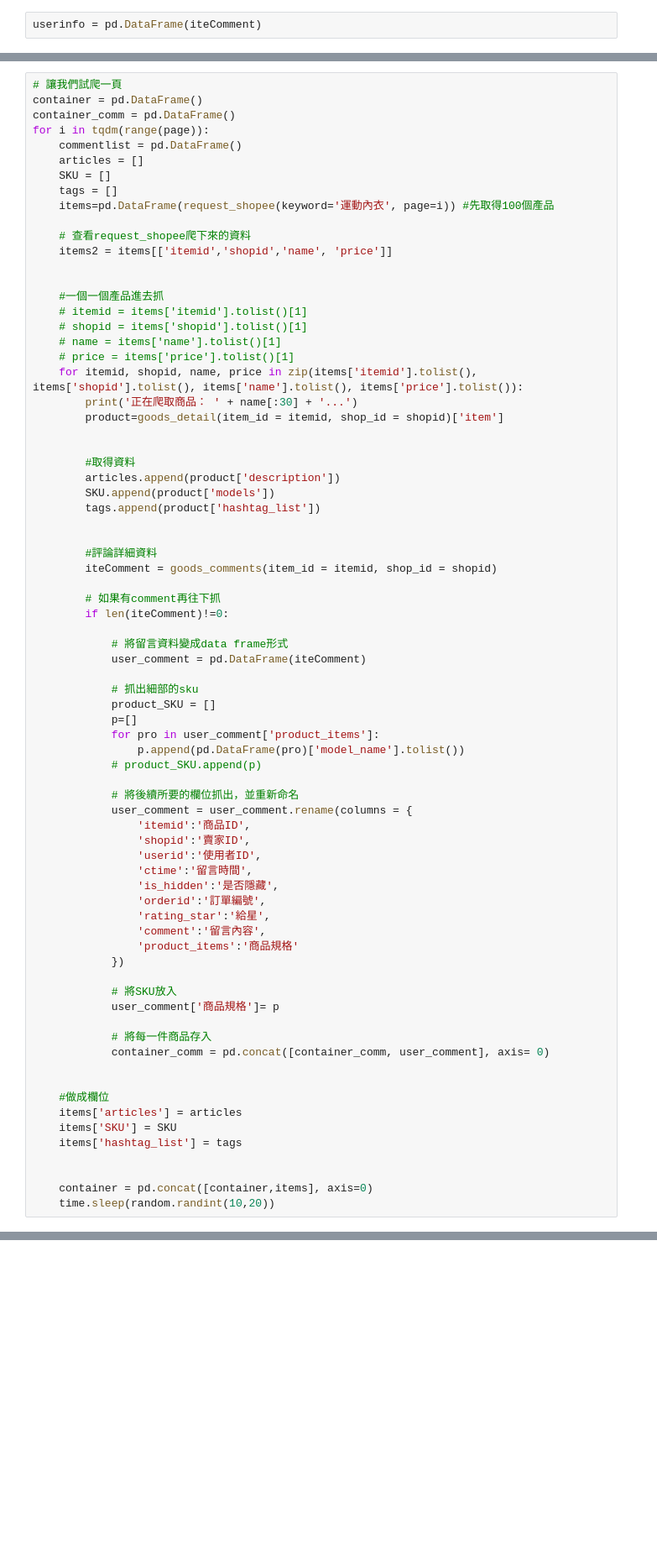
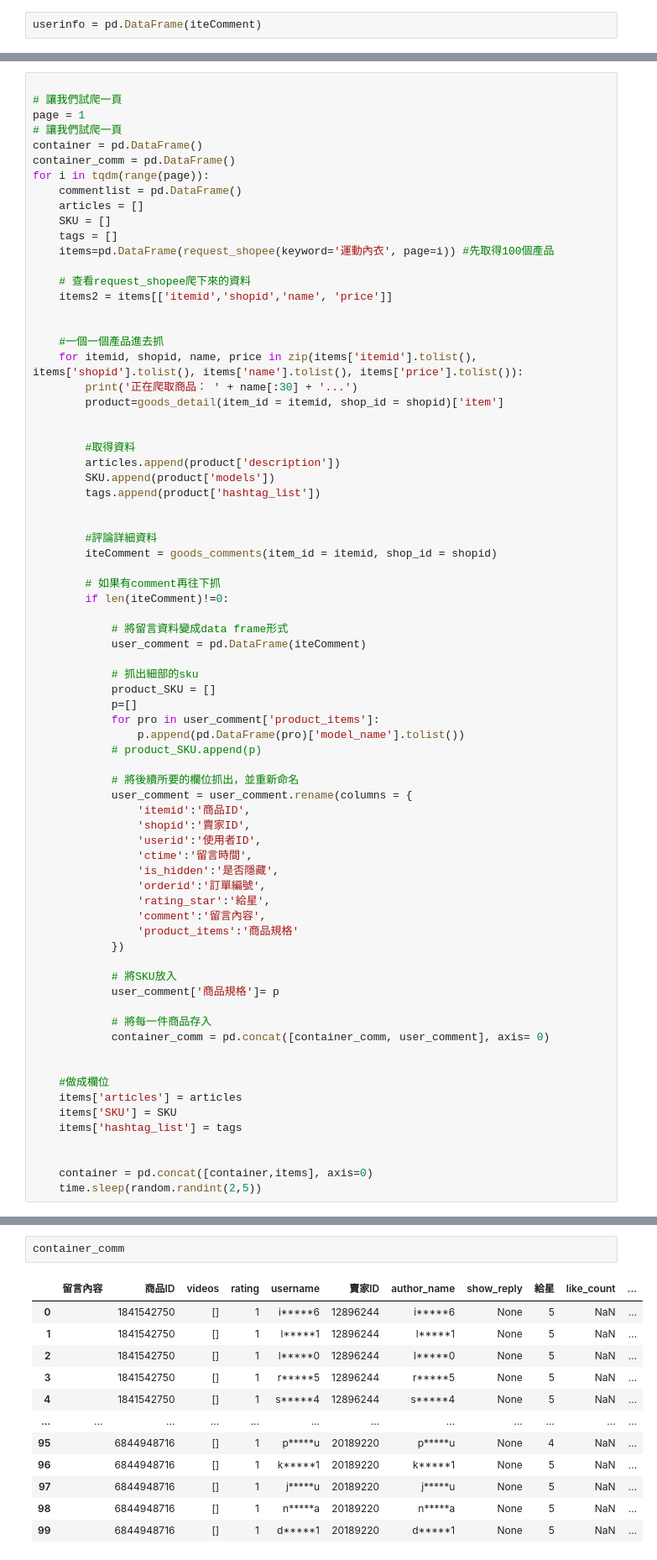
Before and after one commit to HowardNTUST/Python-with-STP-Marketing-Strategy, a Jupyter notebook: ch8-2_到蝦皮網站爬文/到蝦皮網站爬文.ipynb, the cells around one changed output, grey strips where cells are left out. Shown at 84% size. Drawn from its saved outputs; the diff is of its cells as text; blank space fills up the shorter version.

```diff
--- a/ch8-2_到蝦皮網站爬文/到蝦皮網站爬文.ipynb
+++ b/ch8-2_到蝦皮網站爬文/到蝦皮網站爬文.ipynb
@@ -226,4 +230,7 @@ Index(['itemid', 'rating', 'videos', 'username', 'shopid', 'author_name',
 # %%
+
+# 讓我們試爬一頁
+page = 1
 # 讓我們試爬一頁
 container = pd.DataFrame()
 container_comm = pd.DataFrame()
@@ -239,10 +246,6 @@ for i in tqdm(range(page)):
 
 
     #一個一個產品進去抓
-    # itemid = items['itemid'].tolist()[1]
-    # shopid = items['shopid'].tolist()[1]
-    # name = items['name'].tolist()[1]
-    # price = items['price'].tolist()[1]
     for itemid, shopid, name, price in zip(items['itemid'].tolist(), items['shopid'].tolist(), items['name'].tolist(), items['price'].tolist()):
         print('正在爬取商品： ' + name[:30] + '...')
         product=goods_detail(item_id = itemid, shop_id = shopid)['item']
@@ -297,4 +300,4 @@ for i in tqdm(range(page)):
 
 
     container = pd.concat([container,items], axis=0)
-    time.sleep(random.randint(10,20))
+    time.sleep(random.randint(2,5))
@@ -300,0 +334,15 @@ for i in tqdm(range(page)):
+# %%
+container_comm
+# %% [output]
+|  | 留言內容 | 商品ID | videos | rating | username | 賣家ID | author_name | show_reply | 給星 | like_count | ... |
+| 0 |  | 1841542750 | [] | 1 | i*****6 | 12896244 | i*****6 | None | 5 | NaN | ... |
+| 1 |  | 1841542750 | [] | 1 | l*****1 | 12896244 | l*****1 | None | 5 | NaN | ... |
+| 2 |  | 1841542750 | [] | 1 | l*****0 | 12896244 | l*****0 | None | 5 | NaN | ... |
+| 3 |  | 1841542750 | [] | 1 | r*****5 | 12896244 | r*****5 | None | 5 | NaN | ... |
+| 4 |  | 1841542750 | [] | 1 | s*****4 | 12896244 | s*****4 | None | 5 | NaN | ... |
+| ... | ... | ... | ... | ... | ... | ... | ... | ... | ... | ... | ... |
+| 95 |  | 6844948716 | [] | 1 | p*****u | 20189220 | p*****u | None | 4 | NaN | ... |
+| 96 |  | 6844948716 | [] | 1 | k*****1 | 20189220 | k*****1 | None | 5 | NaN | ... |
+| 97 |  | 6844948716 | [] | 1 | j*****u | 20189220 | j*****u | None | 5 | NaN | ... |
+| 98 |  | 6844948716 | [] | 1 | n*****a | 20189220 | n*****a | None | 5 | NaN | ... |
+| 99 |  | 6844948716 | [] | 1 | d*****1 | 20189220 | d*****1 | None | 5 | NaN | ... |
```
Also changed, not shown: parts of 14 cells of this notebook.
